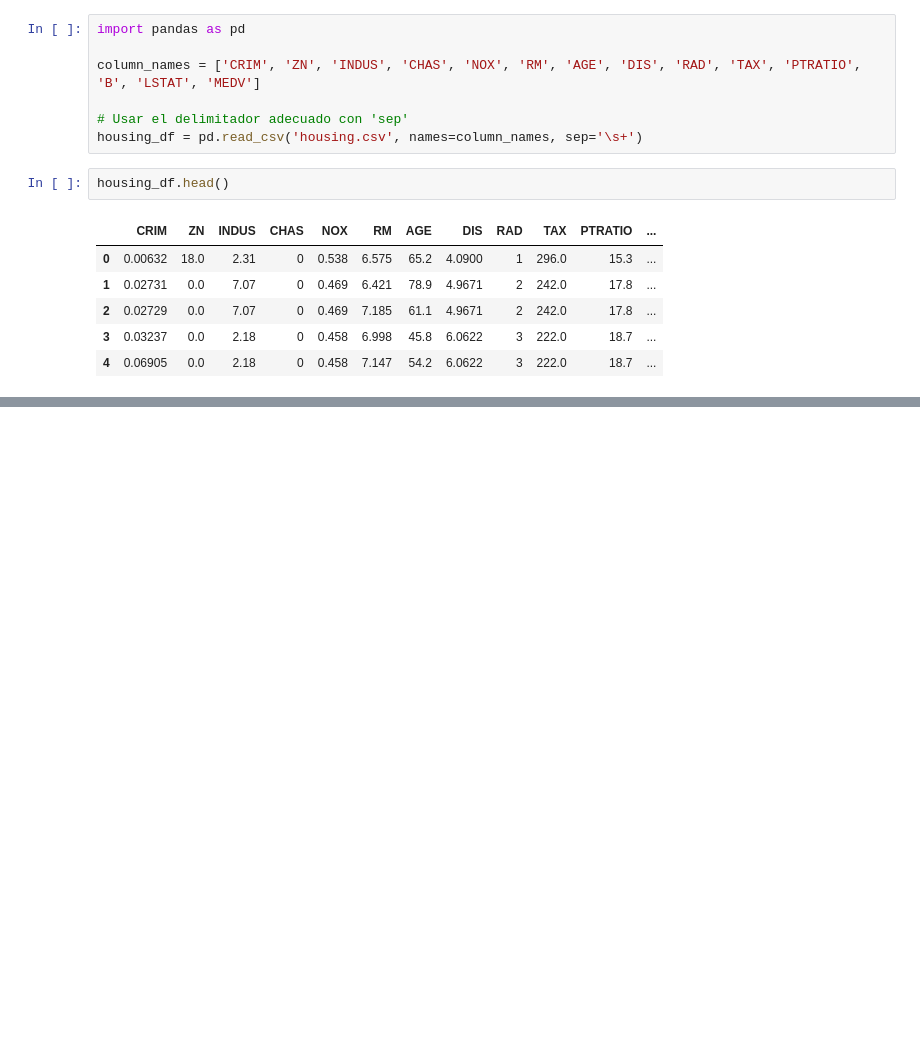
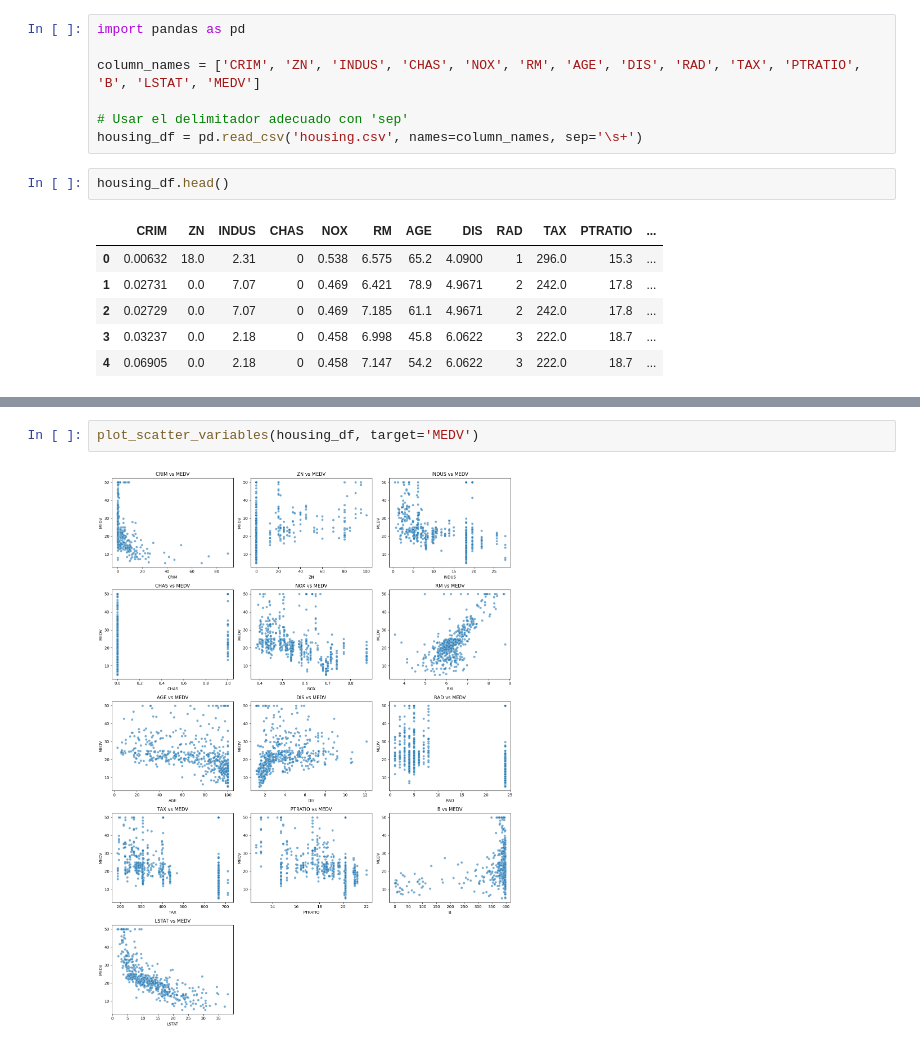
Before and after one commit to PabloSanchez87/DataScience_and_IA, a Jupyter notebook: Notebooks/Daniel/Regresion/Caso_Housing/regresion_lineal.ipynb, the cells around one changed output, grey strips where cells are left out. Drawn from its saved outputs; the diff is of its cells as text; blank space fills up the shorter version.

```diff
--- a/Notebooks/Daniel/Regresion/Caso_Housing/regresion_lineal.ipynb
+++ b/Notebooks/Daniel/Regresion/Caso_Housing/regresion_lineal.ipynb
@@ -31,0 +196,4 @@ housing_df.head()
+# %%
+plot_scatter_variables(housing_df, target='MEDV')
+# %% [output]
+[figure, added]
```
Also changed, not shown: parts of 10 cells of this notebook, 2 other files.
